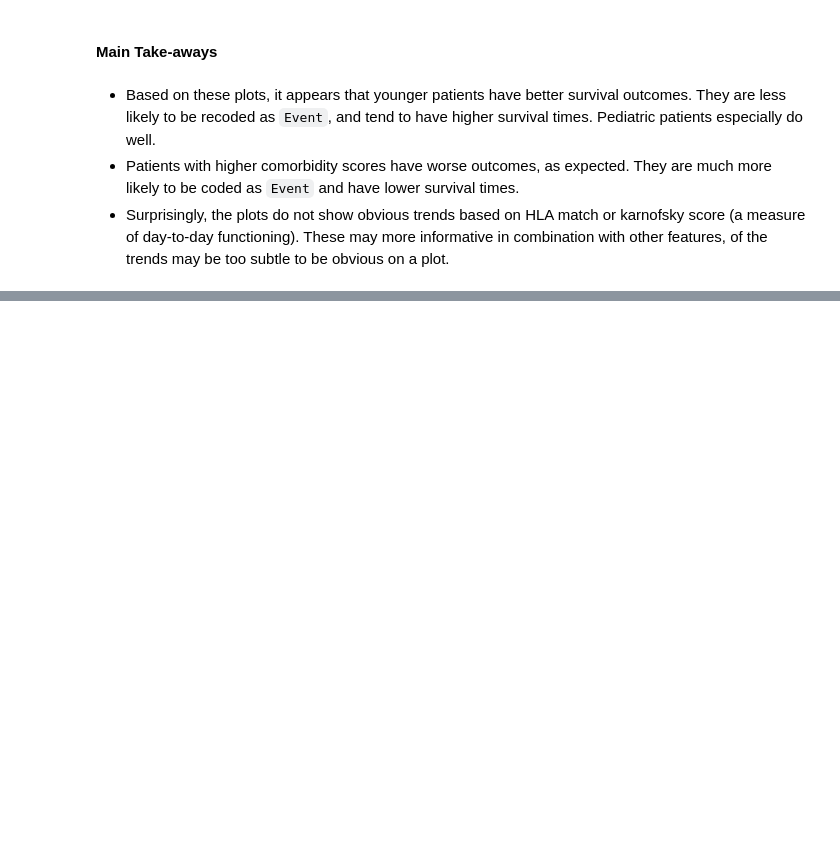
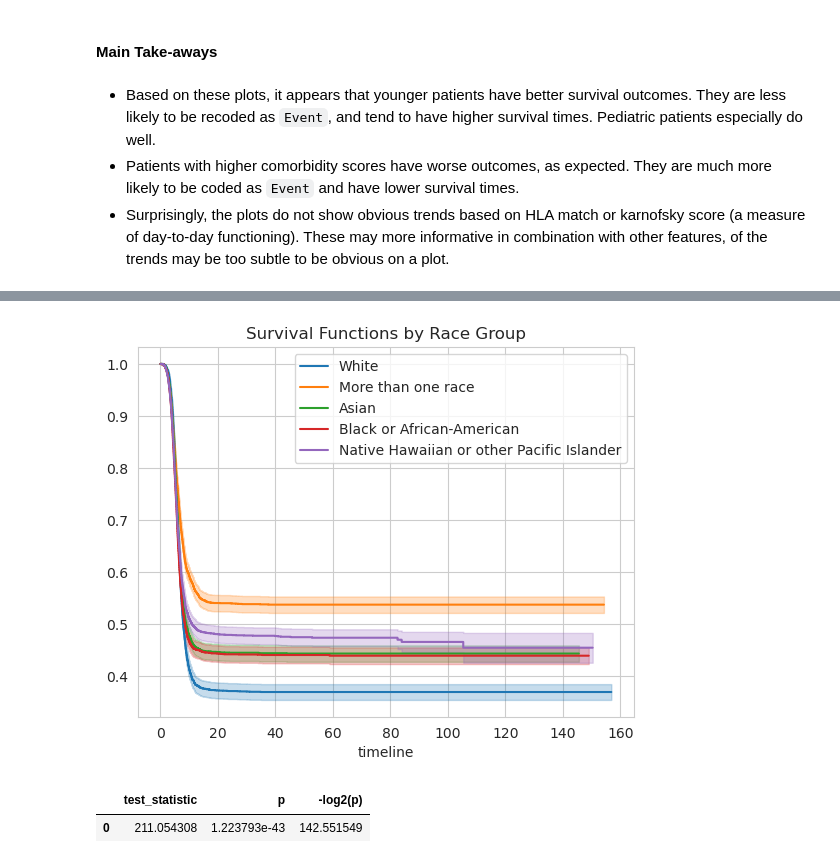
Before and after one commit to RuiboZhang98/CIBMTR_post_hct_survival, a Jupyter notebook: scripts/feature_vs_survival.ipynb, the cells around one changed output, grey strips where cells are left out. Drawn from its saved outputs; the diff is of its cells as text; code cells hidden in the pictures; blank space fills up the shorter version.

```diff
--- a/scripts/feature_vs_survival.ipynb
+++ b/scripts/feature_vs_survival.ipynb
@@ -115,0 +147,35 @@ scatter_by_efs_discrete('race_group', tick_angle=90)
+# %%
+df_white = df[df["race_group"] == "White"]
+df_multi = df[df["race_group"] == "More than one race"]
+df_asian = df[df["race_group"] == "Asian"]
+df_aa = df[df["race_group"] == "Black or African-American"]
+df_islander = df[df["race_group"] == "Native Hawaiian or other Pacific Islander"]
+
+ax = plt.subplot()
+kmf.fit(df_white['efs_time'], event_observed=df_white["efs"], label="White")
+kmf.plot_survival_function(ax=ax)
+
+kmf.fit(df_multi['efs_time'], event_observed=df_multi["efs"], label="More than one race")
+kmf.plot_survival_function(ax=ax)
+
+kmf.fit(df_asian['efs_time'], event_observed=df_asian["efs"], label="Asian")
+kmf.plot_survival_function(ax=ax)
+
+kmf.fit(df_aa['efs_time'], event_observed=df_aa["efs"], label="Black or African-American")
+kmf.plot_survival_function(ax=ax)
+
+kmf.fit(df_islander['efs_time'], event_observed=df_islander['efs'],
+        label="Native Hawaiian or other Pacific Islander")
+kmf.plot_survival_function(ax=ax)
+
+plt.title("Survival Functions by Race Group")
+plt.show()
+# %% [output]
+[figure, added]
+# %%
+from lifelines.statistics import multivariate_logrank_test, pairwise_logrank_test
+result = multivariate_logrank_test(df["efs_time"], df["race_group"], df["efs"])
+result.summary
+# %% [output]
+|  | test_statistic | p | -log2(p) |
+| 0 | 211.054308 | 1.223793e-43 | 142.551549 |
```
Also changed, not shown: parts of 8 cells of this notebook.
